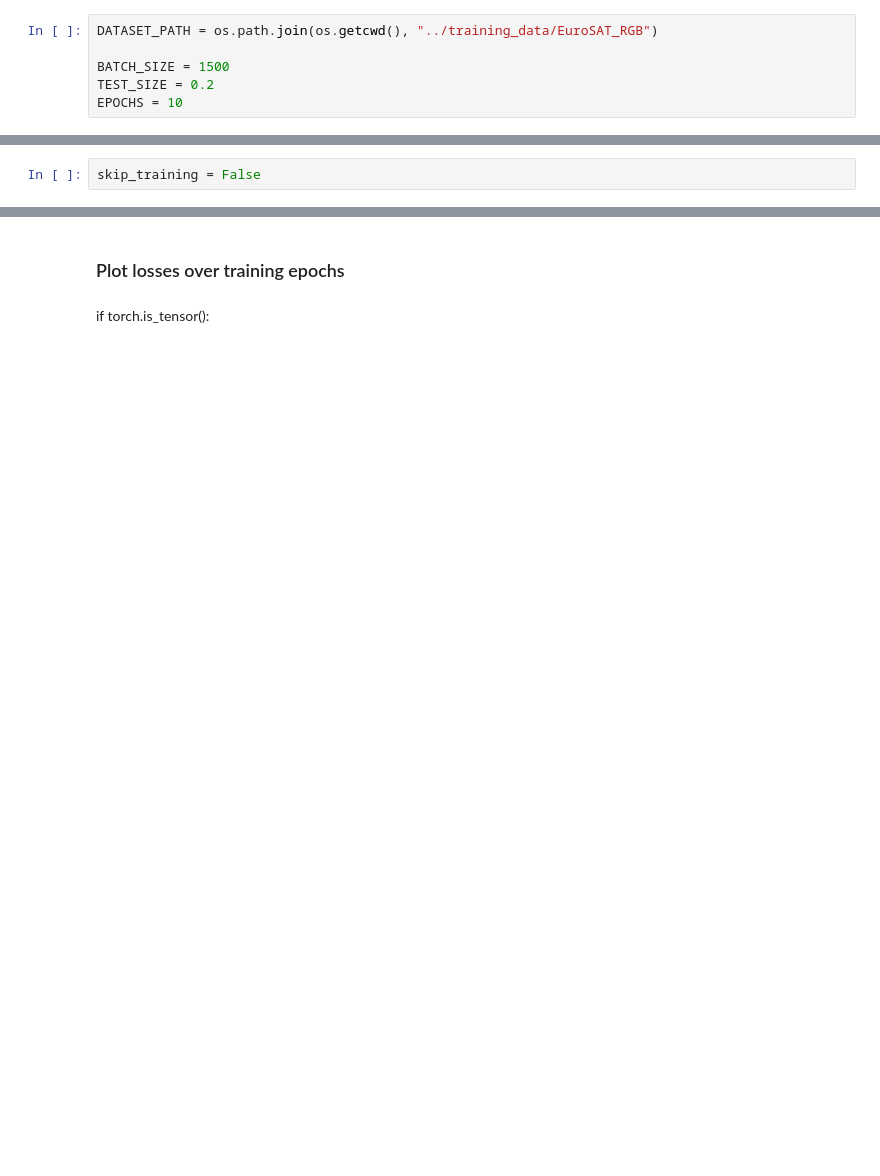
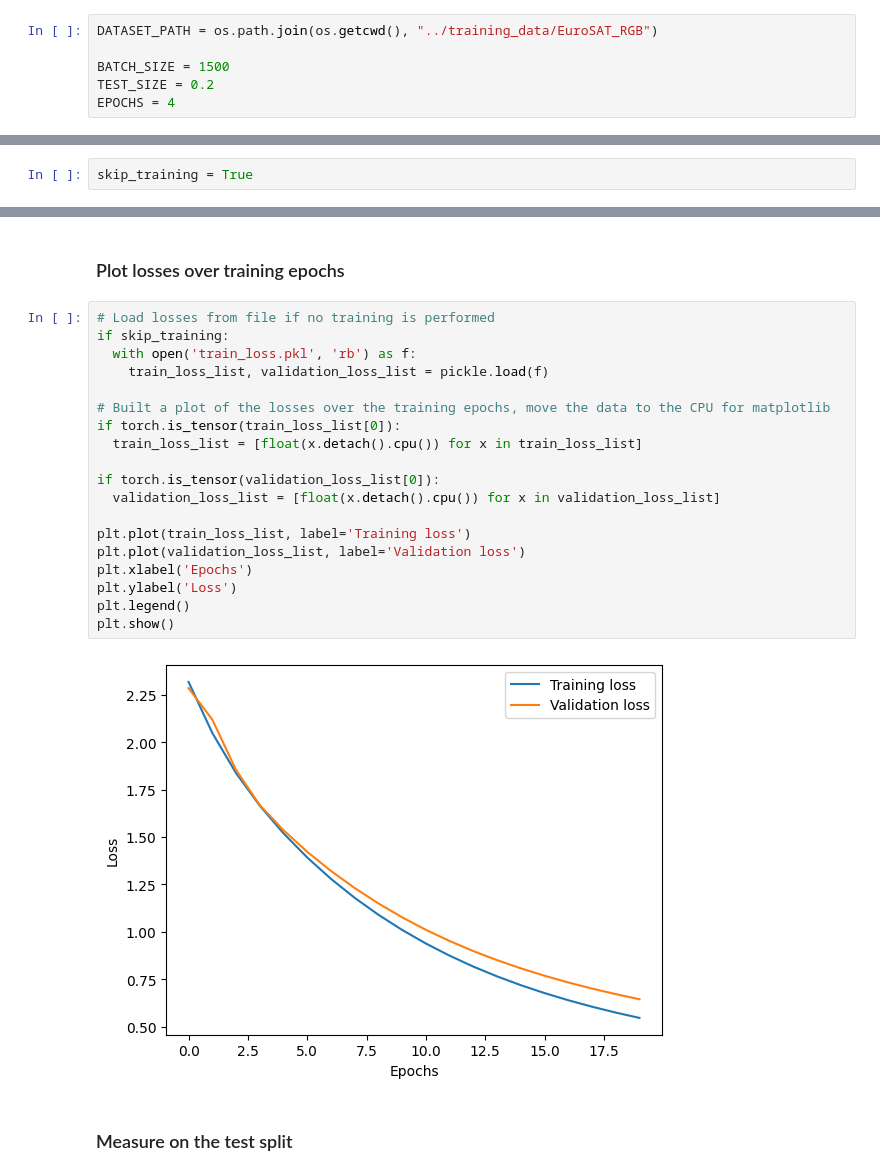
Before and after one commit to AE4S10-Microsat-Engineering/img_classification, a Jupyter notebook: src/main.ipynb, the cells around one changed output, grey strips where cells are left out. Cells and saved outputs as stored; diff of their text form; blank space fills up the shorter version.

Commit message:
finish test implement

```diff
--- a/src/main.ipynb
+++ b/src/main.ipynb
@@ -25,7 +27,7 @@ DATASET_PATH = os.path.join(os.getcwd(), "../training_data/EuroSAT_RGB")
 
 BATCH_SIZE = 1500
 TEST_SIZE = 0.2
-EPOCHS = 10
+EPOCHS = 4
 # %%
 transform = transforms.Compose([
   transforms.ToTensor()
@@ -72,7 +77,7 @@ model = model.to(device)
 # %% [output]
 cuda
 # %%
-skip_training = False
+skip_training = True
 # %% [markdown]
 ### Model Training
 # %%
@@ -158,4 +188,25 @@ Elapsed time: 117.93 seconds
 # %% [markdown]
 ### Plot losses over training epochs
-# %% [markdown]
-if torch.is_tensor():
+# %%
+# Load losses from file if no training is performed
+if skip_training:
+  with open('train_loss.pkl', 'rb') as f:
+    train_loss_list, validation_loss_list = pickle.load(f)
+
+# Built a plot of the losses over the training epochs, move the data to the CPU for matplotlib
+if torch.is_tensor(train_loss_list[0]):
+  train_loss_list = [float(x.detach().cpu()) for x in train_loss_list]
+
+if torch.is_tensor(validation_loss_list[0]):
+  validation_loss_list = [float(x.detach().cpu()) for x in validation_loss_list]
+
+plt.plot(train_loss_list, label='Training loss')
+plt.plot(validation_loss_list, label='Validation loss')
+plt.xlabel('Epochs')
+plt.ylabel('Loss')
+plt.legend()
+plt.show()
+# %% [output]
+[figure, added]
+# %% [markdown]
+### Measure on the test split
```
Also changed, not shown: parts of 6 cells of this notebook.
